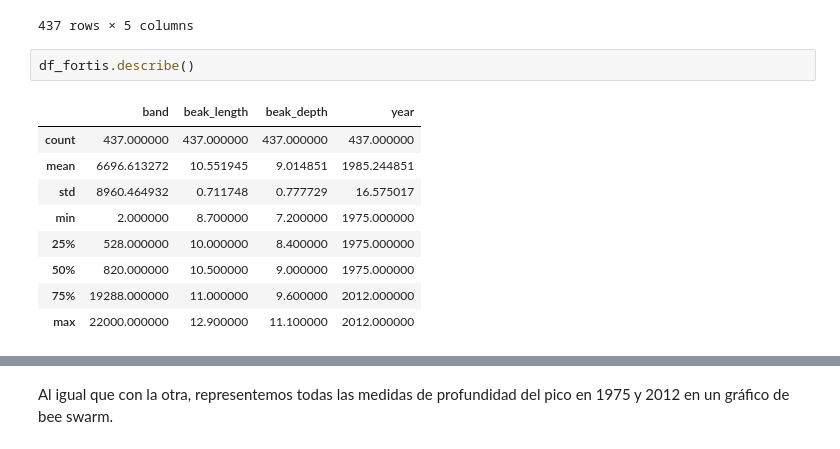
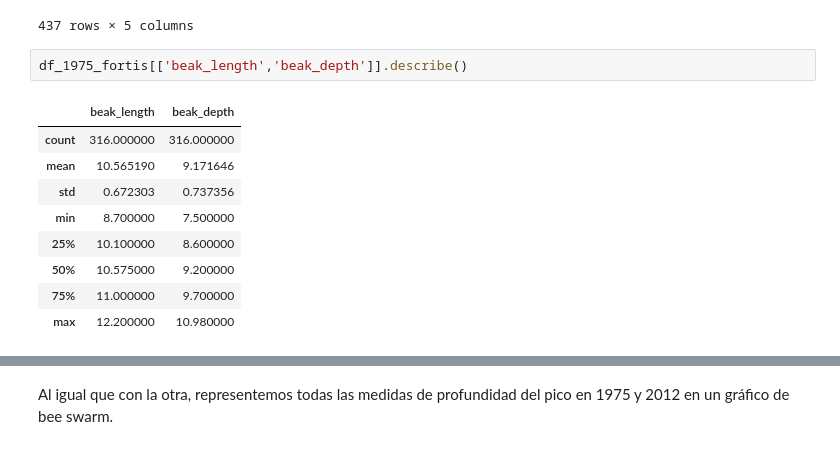
Before and after one commit to jmartingv/proyecto-probstats-mcd, a Jupyter notebook: proyecto.ipynb, the cells around one changed output, grey strips where cells are left out. Cells and saved outputs as stored; diff of their text form.

```diff
--- a/proyecto.ipynb
+++ b/proyecto.ipynb
@@ -258,14 +315,14 @@ df_fortis
 | 436 | 22000 | fortis | 10.6 | 9.0 | 2012 |
 437 rows × 5 columns
 # %%
-df_fortis.describe()
+df_1975_fortis[['beak_length','beak_depth']].describe()
 # %% [output]
-|  | band | beak_length | beak_depth | year |
-| count | 437.000000 | 437.000000 | 437.000000 | 437.000000 |
-| mean | 6696.613272 | 10.551945 | 9.014851 | 1985.244851 |
-| std | 8960.464932 | 0.711748 | 0.777729 | 16.575017 |
-| min | 2.000000 | 8.700000 | 7.200000 | 1975.000000 |
-| 25% | 528.000000 | 10.000000 | 8.400000 | 1975.000000 |
-| 50% | 820.000000 | 10.500000 | 9.000000 | 1975.000000 |
-| 75% | 19288.000000 | 11.000000 | 9.600000 | 2012.000000 |
-| max | 22000.000000 | 12.900000 | 11.100000 | 2012.000000 |
+|  | beak_length | beak_depth |
+| count | 316.000000 | 316.000000 |
+| mean | 10.565190 | 9.171646 |
+| std | 0.672303 | 0.737356 |
+| min | 8.700000 | 7.500000 |
+| 25% | 10.100000 | 8.600000 |
+| 50% | 10.575000 | 9.200000 |
+| 75% | 11.000000 | 9.700000 |
+| max | 12.200000 | 10.980000 |
```
Also changed, not shown: parts of 29 cells of this notebook, 3 other files.
